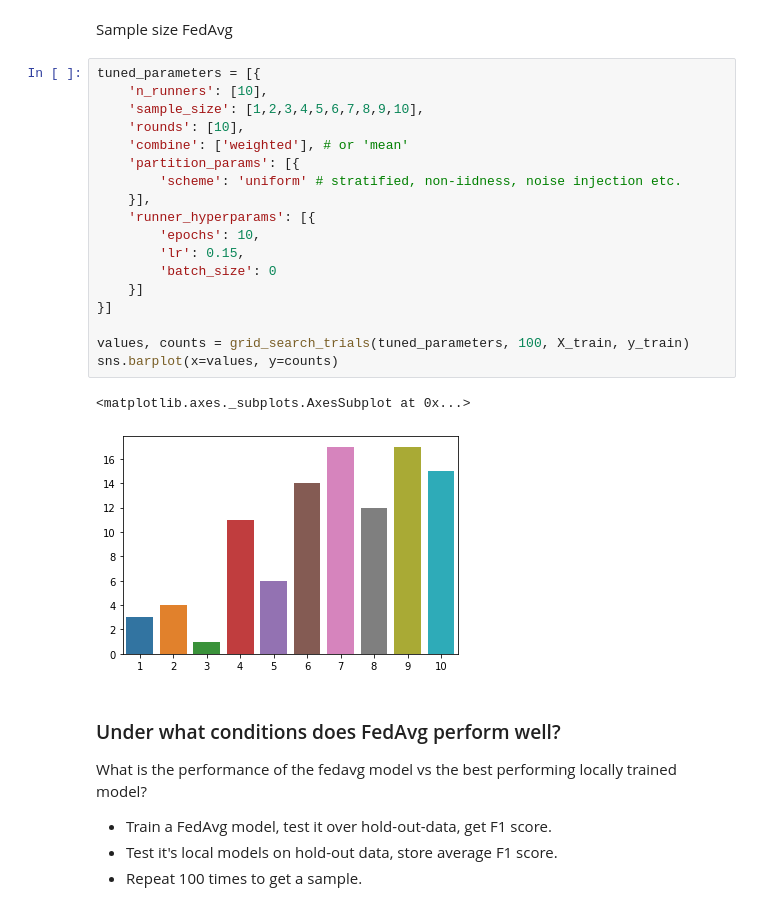
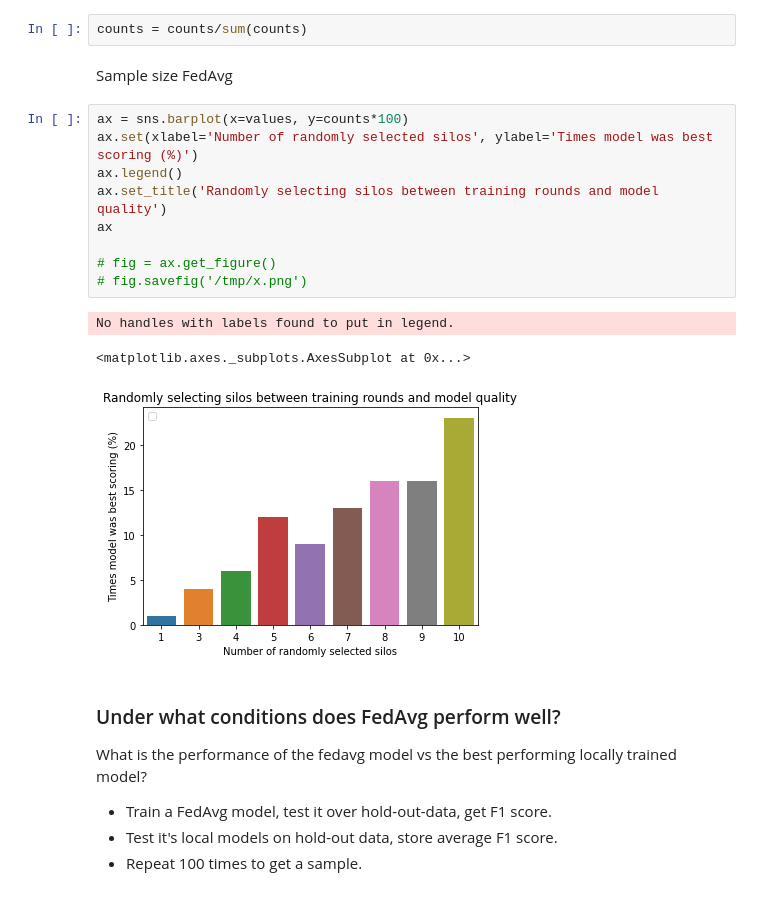
Before and after one commit to datafleets/horizontal-federated-learning-blog, a Jupyter notebook: horizontal-fl.ipynb, the cells around one changed output. Cells and saved outputs as stored; diff of their text form.

```diff
--- a/horizontal-fl.ipynb
+++ b/horizontal-fl.ipynb
@@ -356,26 +373,20 @@ sns.barplot(x=values, y=counts)
+# %%
+counts = counts/sum(counts)
 # %% [markdown]
 Sample size FedAvg
-# %%
-tuned_parameters = [{
-    'n_runners': [10],
-    'sample_size': [1,2,3,4,5,6,7,8,9,10],
-    'rounds': [10],
-    'combine': ['weighted'], # or 'mean'
-    'partition_params': [{
-        'scheme': 'uniform' # stratified, non-iidness, noise injection etc.
-    }],
-    'runner_hyperparams': [{
-        'epochs': 10,
-        'lr': 0.15,
-        'batch_size': 0
-    }]
-}]
-
-values, counts = grid_search_trials(tuned_parameters, 100, X_train, y_train)
-sns.barplot(x=values, y=counts)
-# %% [output]
-<matplotlib.axes._subplots.AxesSubplot at 0x...>
-[figure, removed]
+# %%
+ax = sns.barplot(x=values, y=counts*100)
+ax.set(xlabel='Number of randomly selected silos', ylabel='Times model was best scoring (%)')
+ax.legend()
+ax.set_title('Randomly selecting silos between training rounds and model quality')
+ax
+
+# fig = ax.get_figure()
+# fig.savefig('/tmp/x.png')
+# %% [output]
+No handles with labels found to put in legend.
+<matplotlib.axes._subplots.AxesSubplot at 0x...>
+[figure, added]
 # %% [markdown]
 ### Under what conditions does FedAvg perform well?
 What is the performance of the fedavg model vs the best performing locally trained model?
```
Also changed, not shown: parts of 14 cells of this notebook.
